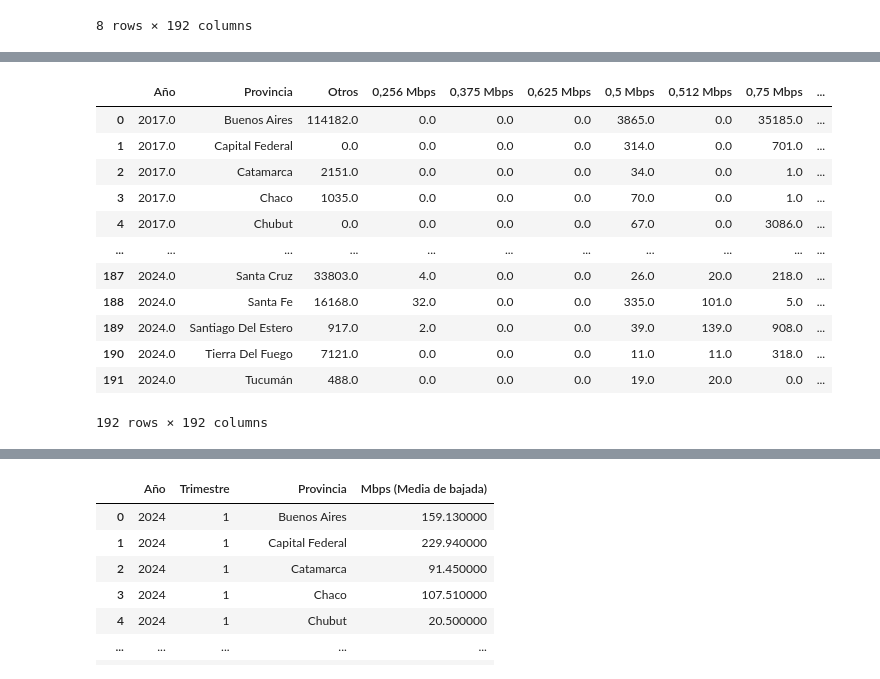
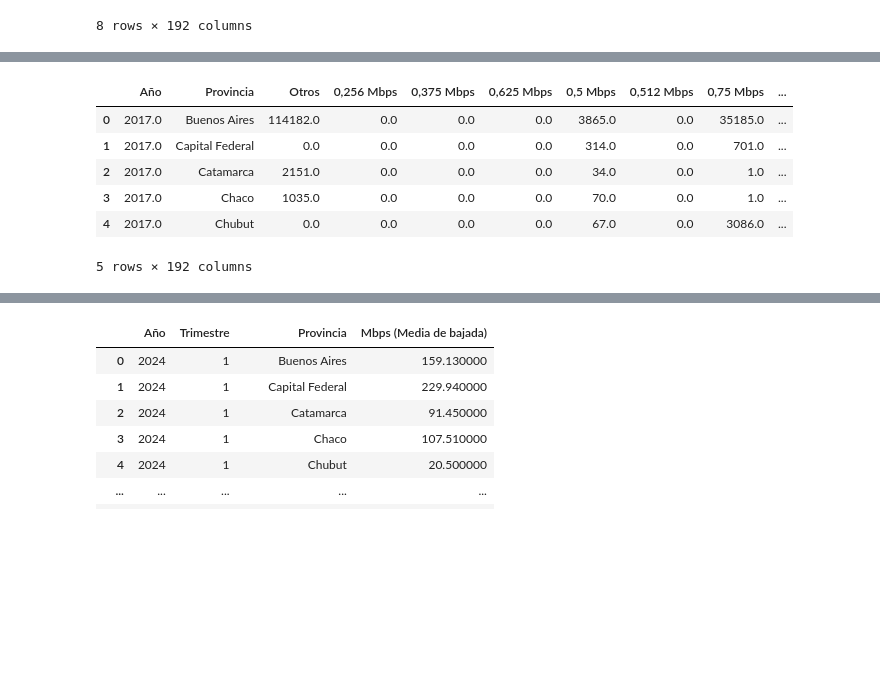
Before and after one commit to dnewbie25/Analisis-Telecomunicaciones-Argentina, a Jupyter notebook: internet_EDA.ipynb, the cells around one changed output, grey strips where cells are left out. Cells and saved outputs as stored; diff of their text form; code cells hidden in the pictures; blank space fills up the shorter version.

```diff
--- a/internet_EDA.ipynb
+++ b/internet_EDA.ipynb
@@ -65,19 +61,13 @@ internet_velocidad
 # %%
 # Agrupar por año y provincia para obtener el total de accesos a cada velocidad
 velocidad_sin_rangos_summary = internet_velocidad.drop(columns=['Trimestre']).groupby(['Año', 'Provincia']).sum().reset_index()
-velocidad_sin_rangos_summary
+velocidad_sin_rangos_summary.head(5)
 # %% [output]
 |  | Año | Provincia | Otros | 0,256 Mbps | 0,375 Mbps | 0,625 Mbps | 0,5 Mbps | 0,512 Mbps | 0,75 Mbps | ... |
 | 0 | 2017.0 | Buenos Aires | 114182.0 | 0.0 | 0.0 | 0.0 | 3865.0 | 0.0 | 35185.0 | ... |
 | 1 | 2017.0 | Capital Federal | 0.0 | 0.0 | 0.0 | 0.0 | 314.0 | 0.0 | 701.0 | ... |
 | 2 | 2017.0 | Catamarca | 2151.0 | 0.0 | 0.0 | 0.0 | 34.0 | 0.0 | 1.0 | ... |
 | 3 | 2017.0 | Chaco | 1035.0 | 0.0 | 0.0 | 0.0 | 70.0 | 0.0 | 1.0 | ... |
 | 4 | 2017.0 | Chubut | 0.0 | 0.0 | 0.0 | 0.0 | 67.0 | 0.0 | 3086.0 | ... |
-| ... | ... | ... | ... | ... | ... | ... | ... | ... | ... | ... |
-| 187 | 2024.0 | Santa Cruz | 33803.0 | 4.0 | 0.0 | 0.0 | 26.0 | 20.0 | 218.0 | ... |
-| 188 | 2024.0 | Santa Fe | 16168.0 | 32.0 | 0.0 | 0.0 | 335.0 | 101.0 | 5.0 | ... |
-| 189 | 2024.0 | Santiago Del Estero | 917.0 | 2.0 | 0.0 | 0.0 | 39.0 | 139.0 | 908.0 | ... |
-| 190 | 2024.0 | Tierra Del Fuego | 7121.0 | 0.0 | 0.0 | 0.0 | 11.0 | 11.0 | 318.0 | ... |
-| 191 | 2024.0 | Tucumán | 488.0 | 0.0 | 0.0 | 0.0 | 19.0 | 20.0 | 0.0 | ... |
-192 rows × 192 columns
+5 rows × 192 columns
 # %%
```
Also changed, not shown: parts of 25 cells of this notebook.
